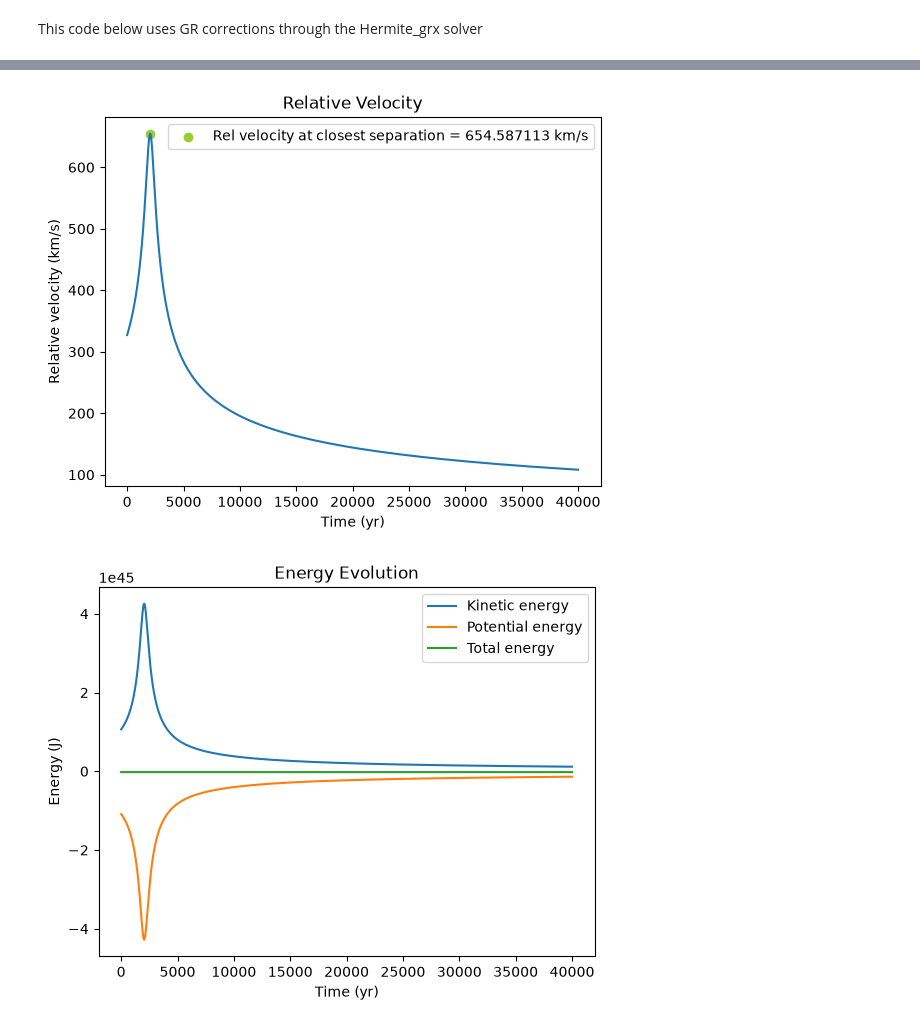
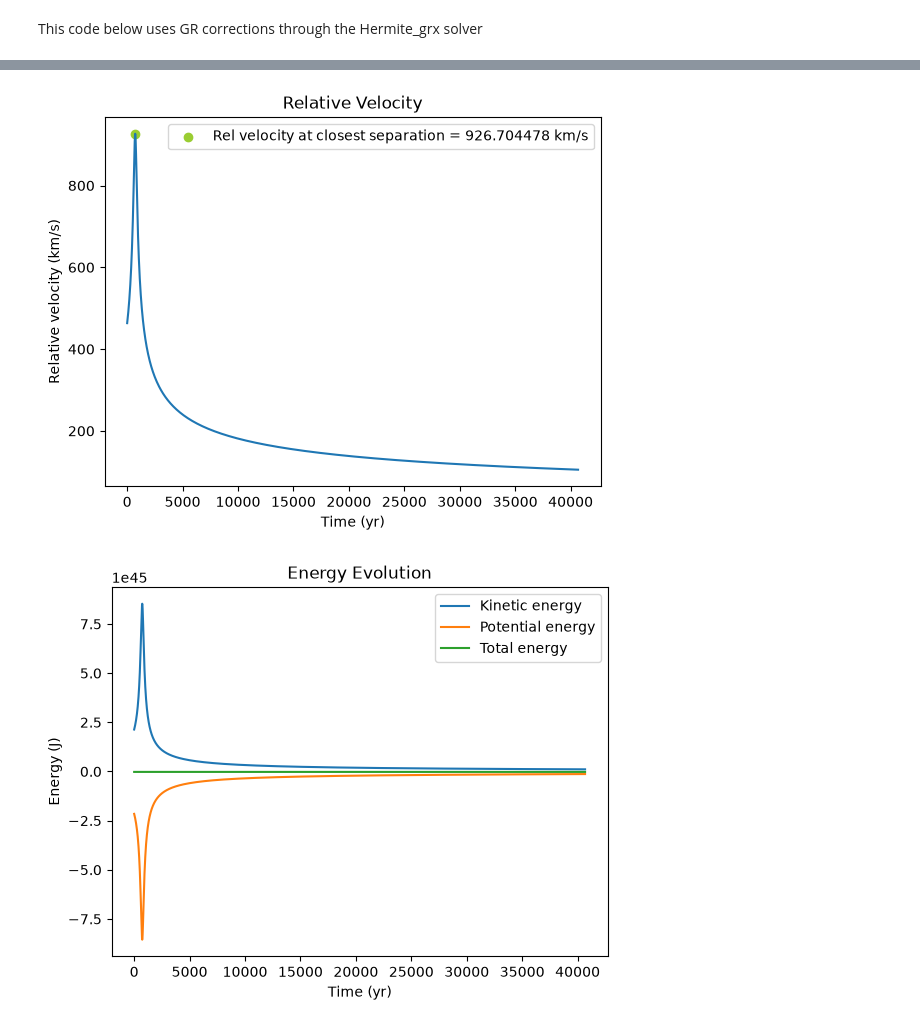
Before and after one commit to jeroen1066/AMUSE-project, a Jupyter notebook: code/julian_notebook.ipynb, the cells around one changed output, grey strips where cells are left out. Drawn from its saved outputs; the diff is of its cells as text; code cells hidden in the pictures.

```diff
--- a/code/julian_notebook.ipynb
+++ b/code/julian_notebook.ipynb
@@ -241,6 +241,10 @@ class grav():
         converter = nbody_system.nbody_to_si(self.bodies.mass.sum(), 1|units.pc)
 
         gravity = Hermitegrx(converter)
+
+        # stopping condition, but its not working yet
+        collision_detection = gravity.stopping_conditions.collision_detection
+        collision_detection.enable()
 
         # Include post-Newtonian corrections up to 2.5 PN
         gravity.parameters.perturbation = "2.5PN_EIH"
@@ -366,7 +370,7 @@ if __name__ == "__main__":
 
     # set the orbital parameters and masses
     r_a = 40 | units.pc # farthest distance between incoming and central black hole, is not what actually is simulated
-    r_p = 0.2 | units.pc # closests separation
+    r_p = 0.1 | units.pc  # closests separation
 
     central_bh_mass = 1e7|units.Msun
     second_bh_mass = 1e4|units.Msun
@@ -388,2 +392,2 @@ if __name__ == "__main__":
-[figure, old version]
+[figure, new version]
-[figure, old version]
+[figure, new version]
```
Also changed, not shown: parts of 1 cell of this notebook.
